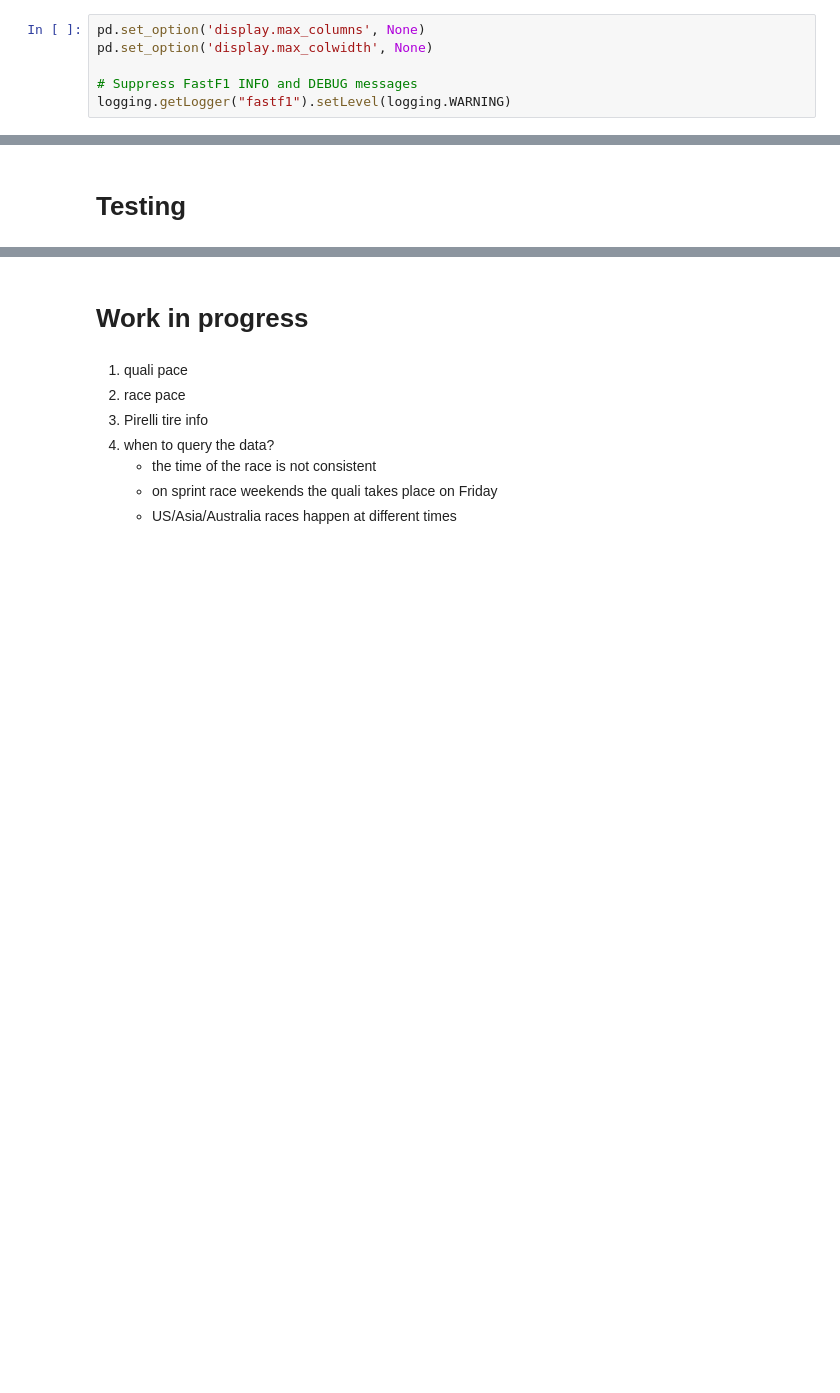
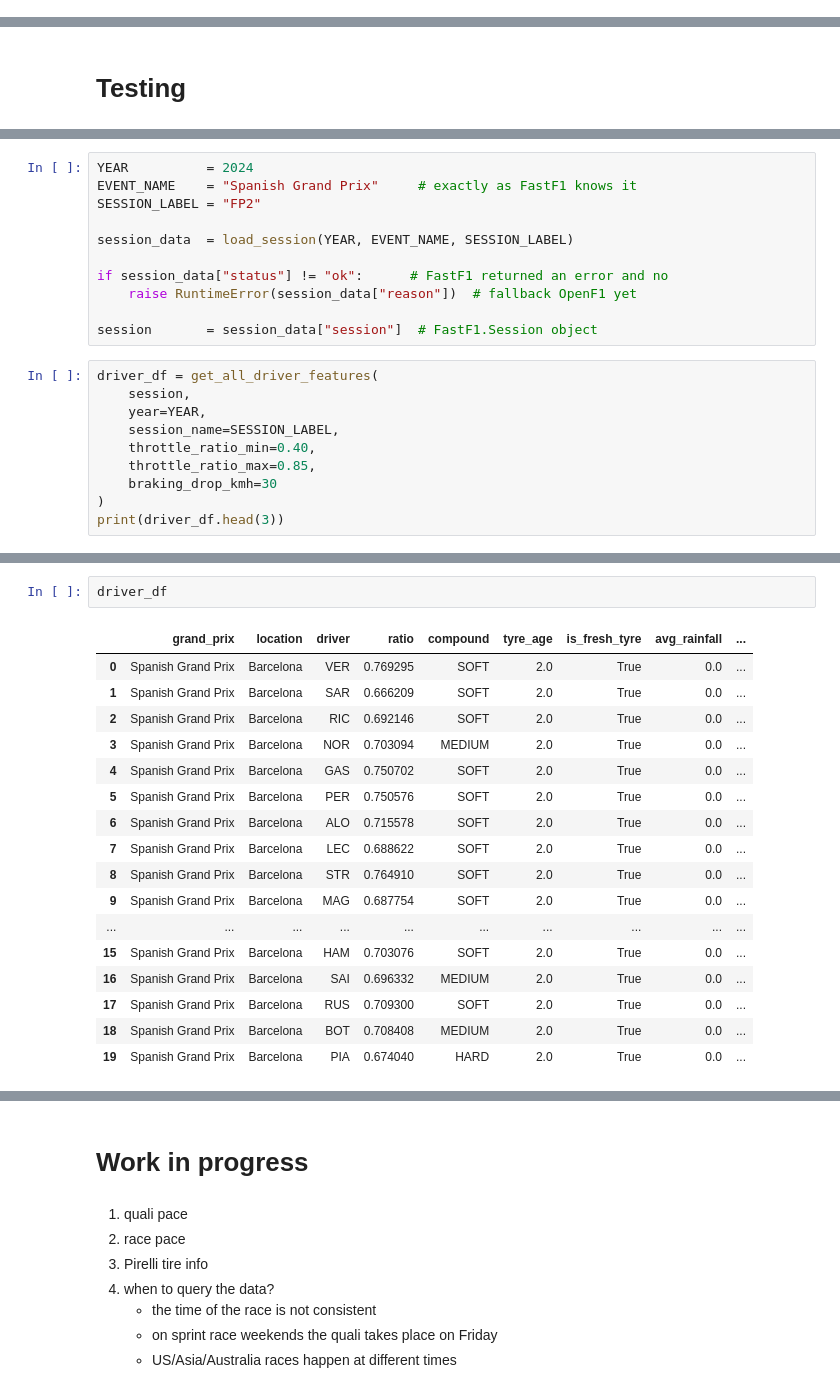
Before and after one commit to tomasz-solis/formula1, a Jupyter notebook: wip.ipynb, the cells around one changed output, grey strips where cells are left out. Drawn from its saved outputs; the diff is of its cells as text; blank space fills up the shorter version.

Commit message:
kicking off driver performance helpers

```diff
--- a/wip.ipynb
+++ b/wip.ipynb
@@ -10,6 +0,0 @@ import logging
-# %%
-pd.set_option('display.max_columns', None)
-pd.set_option('display.max_colwidth', None)
-
-# Suppress FastF1 INFO and DEBUG messages
-logging.getLogger("fastf1").setLevel(logging.WARNING)
@@ -595,0 +8,21 @@ profiles
+# %%
+YEAR          = 2024
+EVENT_NAME    = "Spanish Grand Prix"     # exactly as FastF1 knows it
+SESSION_LABEL = "FP2"
+
+session_data  = load_session(YEAR, EVENT_NAME, SESSION_LABEL)
+
+if session_data["status"] != "ok":      # FastF1 returned an error and no
+    raise RuntimeError(session_data["reason"])  # fallback OpenF1 yet
+
+session       = session_data["session"]  # FastF1.Session object
+# %%
+driver_df = get_all_driver_features(
+    session,
+    year=YEAR,
+    session_name=SESSION_LABEL,
+    throttle_ratio_min=0.40,
+    throttle_ratio_max=0.85,
+    braking_drop_kmh=30
+)
+print(driver_df.head(3))
@@ -595,0 +47,20 @@ profiles
+# %%
+driver_df
+# %% [output]
+|  | grand_prix | location | driver | ratio | compound | tyre_age | is_fresh_tyre | avg_rainfall | ... |
+| 0 | Spanish Grand Prix | Barcelona | VER | 0.769295 | SOFT | 2.0 | True | 0.0 | ... |
+| 1 | Spanish Grand Prix | Barcelona | SAR | 0.666209 | SOFT | 2.0 | True | 0.0 | ... |
+| 2 | Spanish Grand Prix | Barcelona | RIC | 0.692146 | SOFT | 2.0 | True | 0.0 | ... |
+| 3 | Spanish Grand Prix | Barcelona | NOR | 0.703094 | MEDIUM | 2.0 | True | 0.0 | ... |
+| 4 | Spanish Grand Prix | Barcelona | GAS | 0.750702 | SOFT | 2.0 | True | 0.0 | ... |
+| 5 | Spanish Grand Prix | Barcelona | PER | 0.750576 | SOFT | 2.0 | True | 0.0 | ... |
+| 6 | Spanish Grand Prix | Barcelona | ALO | 0.715578 | SOFT | 2.0 | True | 0.0 | ... |
+| 7 | Spanish Grand Prix | Barcelona | LEC | 0.688622 | SOFT | 2.0 | True | 0.0 | ... |
+| 8 | Spanish Grand Prix | Barcelona | STR | 0.764910 | SOFT | 2.0 | True | 0.0 | ... |
+| 9 | Spanish Grand Prix | Barcelona | MAG | 0.687754 | SOFT | 2.0 | True | 0.0 | ... |
+| ... | ... | ... | ... | ... | ... | ... | ... | ... | ... |
+| 15 | Spanish Grand Prix | Barcelona | HAM | 0.703076 | SOFT | 2.0 | True | 0.0 | ... |
+| 16 | Spanish Grand Prix | Barcelona | SAI | 0.696332 | MEDIUM | 2.0 | True | 0.0 | ... |
+| 17 | Spanish Grand Prix | Barcelona | RUS | 0.709300 | SOFT | 2.0 | True | 0.0 | ... |
+| 18 | Spanish Grand Prix | Barcelona | BOT | 0.708408 | MEDIUM | 2.0 | True | 0.0 | ... |
+| 19 | Spanish Grand Prix | Barcelona | PIA | 0.674040 | HARD | 2.0 | True | 0.0 | ... |
```
Also changed, not shown: parts of 23 cells of this notebook, 4 other files.
